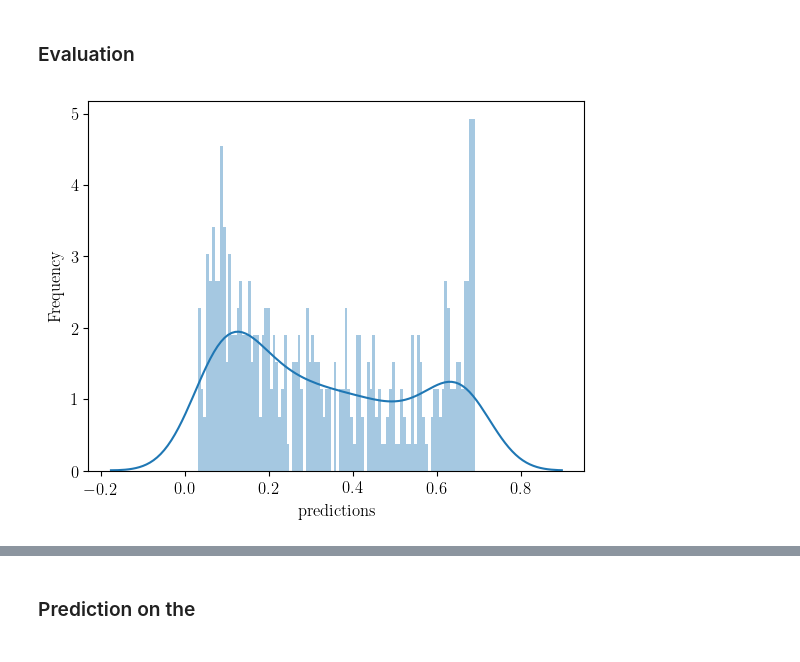
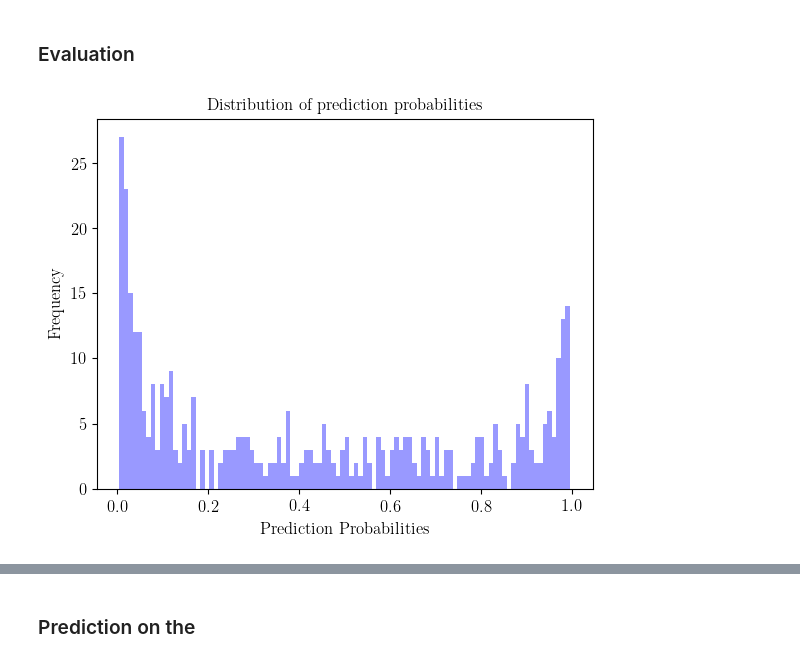
Before and after one commit to msahamed/earthquake_physics_bayesian_nn, a Jupyter notebook: Baysian_neural_network.ipynb, the cells around one changed output, grey strips where cells are left out. Cells and saved outputs as stored; diff of their text form; code cells hidden in the pictures.

```diff
--- a/Baysian_neural_network.ipynb
+++ b/Baysian_neural_network.ipynb
@@ -63,6 +63,7 @@ params = {
     'xtick.labelsize': 12,
     'ytick.labelsize': 12,
     'text.usetex': True,
+    'text.latex.unicode': True,
     'font.family': 'serif',
 }
 plt.rcParams.update(params)
@@ -429,9 +471,11 @@ results['confidence_low'] = np.transpose(zzz)[:, 0]
 results['confidence_high'] = np.transpose(zzz)[:, 1]
 results['confidence_range'] = np.absolute(results['confidence_high'] - results['confidence_low'])
 # %%
-sns.distplot(np.log1p(results.predictions), kde = True, bins = 100)
+sns.distplot(results.predictions, kde = False, bins = 100, color = 'blue')
+plt.xlabel('Prediction Probabilities')
+plt.title('Distribution of prediction probabilities')
 plt.ylabel('Frequency')
 plt.show()
 # %% [output]
-[figure, old version]
+[figure, new version]
 # %%
```
Also changed, not shown: parts of 31 cells of this notebook.
